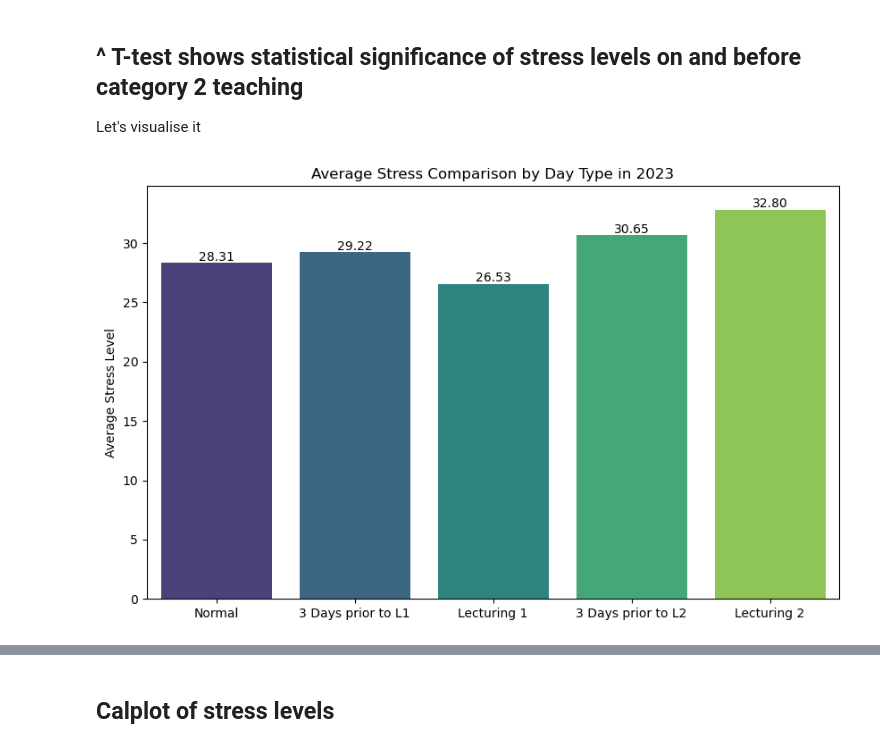
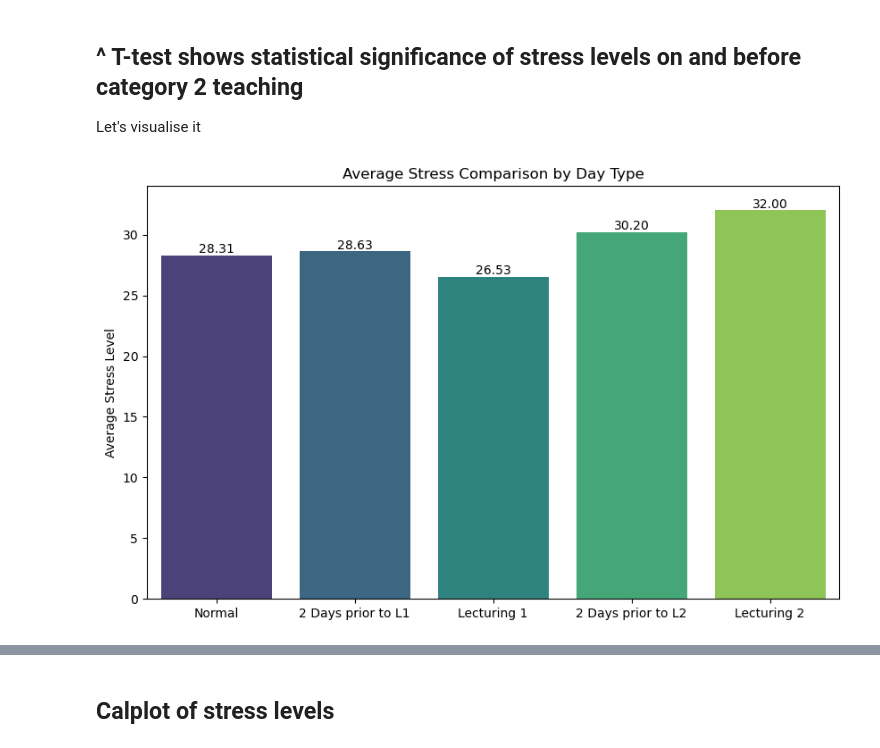
Before and after one commit to cats-and-the-city/playground, a Jupyter notebook: GarminDataStressWellnessActivities.ipynb, the cells around one changed output, grey strips where cells are left out. Drawn from its saved outputs; the diff is of its cells as text; code cells hidden in the pictures.

```diff
--- a/GarminDataStressWellnessActivities.ipynb
+++ b/GarminDataStressWellnessActivities.ipynb
@@ -550,4 +645,24 @@ Analysing stress levels on the days, but also 3 days prior to a lecturing 2 even
+# %%
+health_df[health_df['Lecturing'] == 0]
+
+# List of dates for Lecturing with little or no preparation
+lecturing_dates_1 = pd.to_datetime(['2023-02-08', '2023-04-25', '2023-05-01', '2023-05-16', '2023-06-05', '2023-06-06',
+                     '2023-06-07', '2023-06-08', '2023-06-09', '2023-08-15', '2023-10-24', '2023-10-31',
+                    '2023-02-27', '2023-03-06', '2023-03-13', '2023-03-20', '2023-03-27'])
+
+# List of dates for Lecturing with preparation
+lecturing_dates_2 = pd.to_datetime(['2021-04-23', '2022-11-11', '2023-02-17', '2023-02-26', '2023-03-21', '2023-04-18', '2023-04-21', '2023-09-05',
+                     '2023-05-21', '2023-09-12', '2023-09-19', '2023-09-26', '2023-09-03', '2023-11-07',
+                     '2023-11-16', '2023-09-14', '2023-10-05', '2023-11-27', '2023-12-04'])
+
+# Update for Lecturing
+health_df.loc[health_df.index.isin(lecturing_dates_1), 'Lecturing'] = 1
+health_df.loc[health_df.index.isin(lecturing_dates_2), 'Lecturing'] = 2
 # %%
+# Re-mark the actual lecturing days just to ensure they remain marked correctly
+health_df.loc[lecturing_days_1, 'Pre-Lecturing'] = 1
+health_df.loc[lecturing_days_2, 'Pre-Lecturing'] = 2
+
 # Find dates where Lecturing is 1 or 2
 lecturing_days_1 = health_df[health_df['Lecturing'] == 1].index
 lecturing_days_2 = health_df[health_df['Lecturing'] == 2].index
@@ -559,12 +674,15 @@ def mark_pre_lecturing_days(days_list, days_prior):
         pre_days = pre_days.union(pd.date_range(start=day - pd.Timedelta(days=days_prior), end=day - pd.Timedelta(days=1)))
     return pre_days
 
-# Mark pre-lecturing days for Lecturing 1 and 2
-pre_lecturing_days_1 = mark_pre_lecturing_days(lecturing_days_1, 3)
-pre_lecturing_days_2 = mark_pre_lecturing_days(lecturing_days_2, 3)
+# Choose the new number of days to mark prior to lecturing days
+days_prior = 2
+
+# Mark pre-lecturing days for Lecturing 1 and 2 with the updated days prior
+pre_lecturing_days_1 = mark_pre_lecturing_days(lecturing_days_1, days_prior)
+pre_lecturing_days_2 = mark_pre_lecturing_days(lecturing_days_2, days_prior)
 
 # Add a column to health_df to mark pre-lecturing days
-health_df['Pre-Lecturing'] = 0
+#health_df['Pre-Lecturing'] = 0
 health_df.loc[pre_lecturing_days_1, 'Pre-Lecturing'] = 1
 health_df.loc[pre_lecturing_days_2, 'Pre-Lecturing'] = 2
 # %%
@@ -614,29 +732,29 @@ T-test Between Normal and Lecturing Category 2 Days: T-stat = 2.6704361766498947
 Let's visualise it
 # %%
 # Data preparation for plotting
-categories = ['Normal', '3 Days prior to L1', 'Lecturing 1', '3 Days prior to L2', 'Lecturing 2']
+categories = ['Normal', '2 Days prior to L1', 'Lecturing 1', '2 Days prior to L2', 'Lecturing 2']
 stress_levels = [
     average_stress_normal,
     average_stress_pre_lecturing_1,
     average_stress_lecturing_1,
     average_stress_pre_lecturing_2,
     average_stress_lecturing_2
 ]
 
 # Create a bar plot
 plt.figure(figsize=(10, 6))
 sns.barplot(x=categories, y=stress_levels, palette="viridis")
-plt.title('Average Stress Comparison by Day Type in 2023')
+plt.title('Average Stress Comparison by Day Type')
 plt.ylabel('Average Stress Level')
 #plt.xlabel('Day Category')
 plt.ylim(0, max(stress_levels) + 2)  # Set y-limit slightly higher than max for better visualization
 
 # Annotate the bars with the exact stress levels for clarity
 for i, v in enumerate(stress_levels):
     plt.text(i, v + 0.2, "{:.2f}".format(v), ha='center', va='baseline')
 
 plt.show()
 # %% [output]
-[figure, old version]
+[figure, new version]
 # %% [markdown]
 AHA!
```
Also changed, not shown: parts of 58 cells of this notebook.
